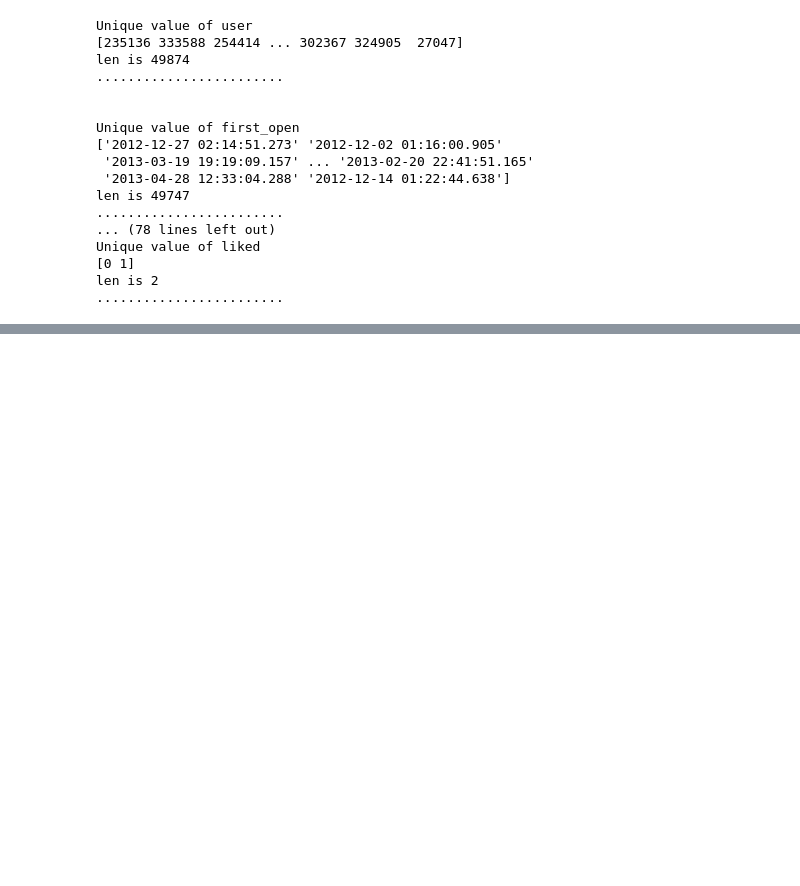
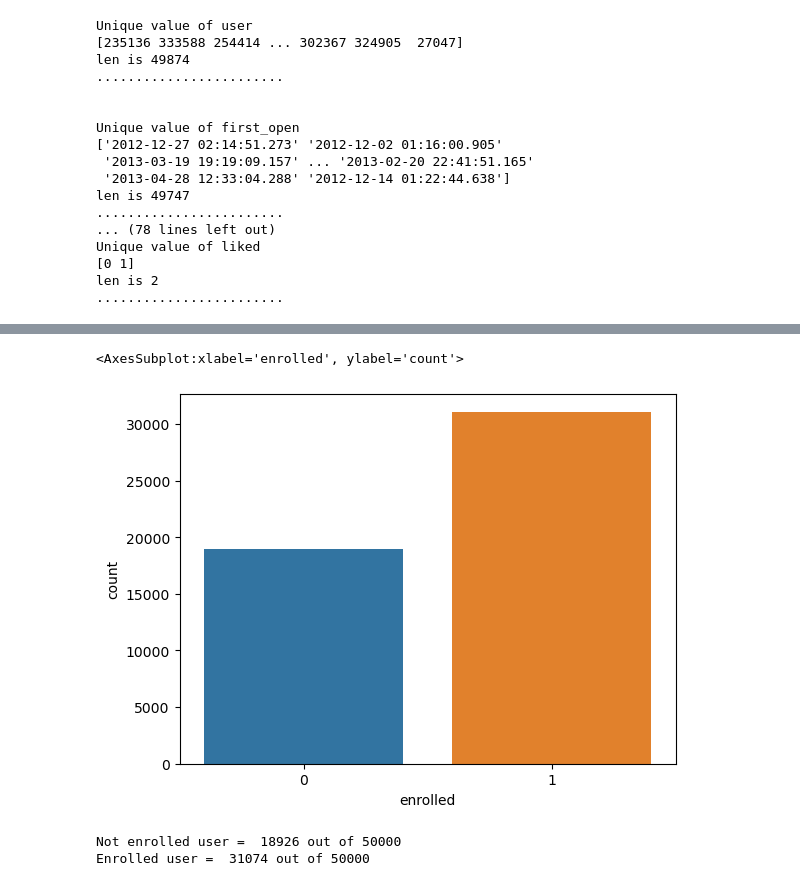
Before and after one commit to VijayKumar77/Directing-Customers-to-Subscription-Products-through-App-Behavior-Analysis, a Jupyter notebook: Directing Customers to Subscription Through App Behavior Analysis.ipynb, the cells around one changed output, grey strips where cells are left out. Saved outputs shown, nothing was run; the diff lists cells and outputs as text; code cells hidden in the pictures; blank space fills up the shorter version.

```diff
--- a/Directing Customers to Subscription Through App Behavior Analysis.ipynb
+++ b/Directing Customers to Subscription Through App Behavior Analysis.ipynb
@@ -168,0 +182,13 @@ Name: hour, Length: 50000, dtype: int32
+# %%
+# Show counterplot of 'enrolled' feature
+sns.countplot(fineTech_appData.enrolled)
+# %% [output]
+<AxesSubplot:xlabel='enrolled', ylabel='count'>
+[figure, added]
+# %%
+# value enrolled and not enrolled customers
+print("Not enrolled user = ", (fineTech_appData.enrolled == 0).sum(), "out of 50000")
+print("Enrolled user = ",(fineTech_appData.enrolled == 1).sum(),"out of 50000")
+# %% [output]
+Not enrolled user =  18926 out of 50000
+Enrolled user =  31074 out of 50000
```
Also changed, not shown: parts of 35 cells of this notebook.
